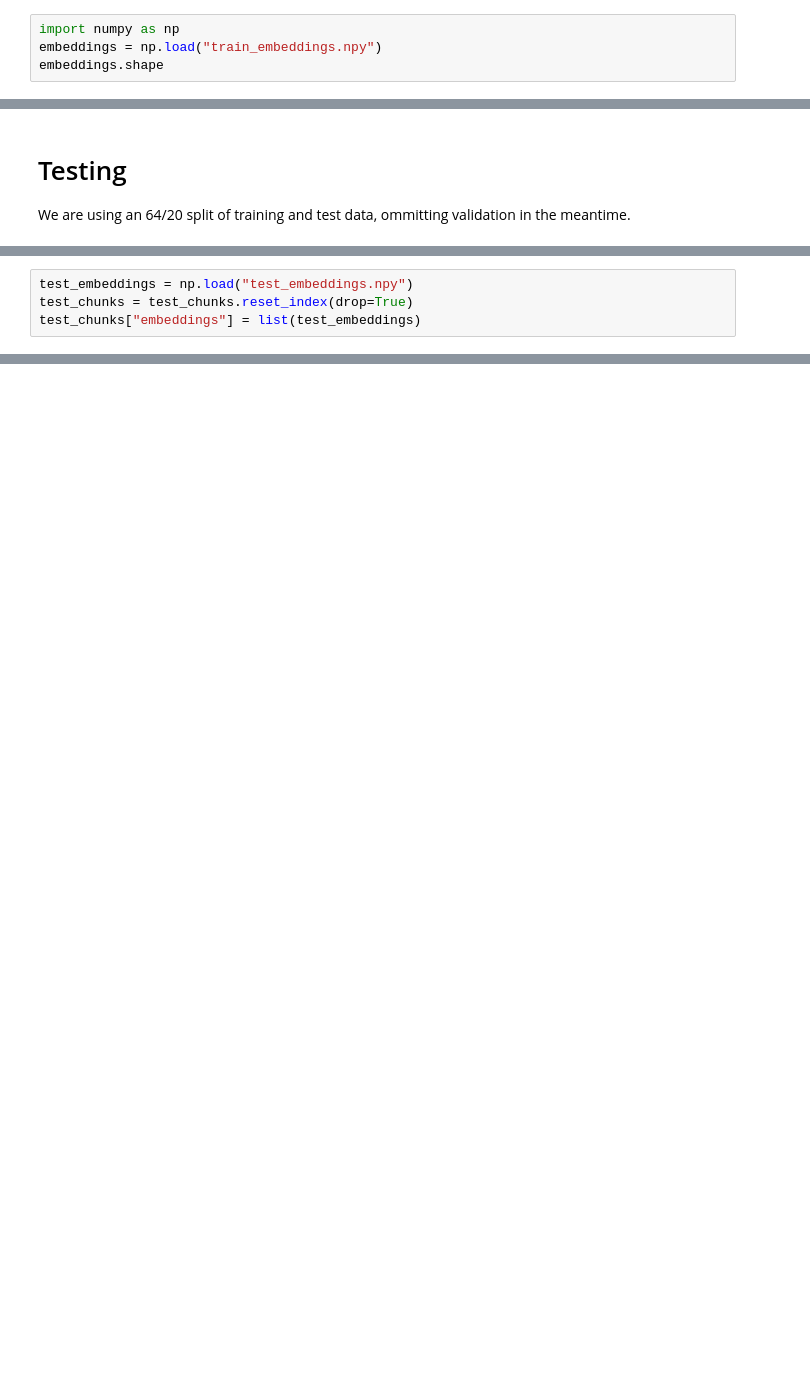
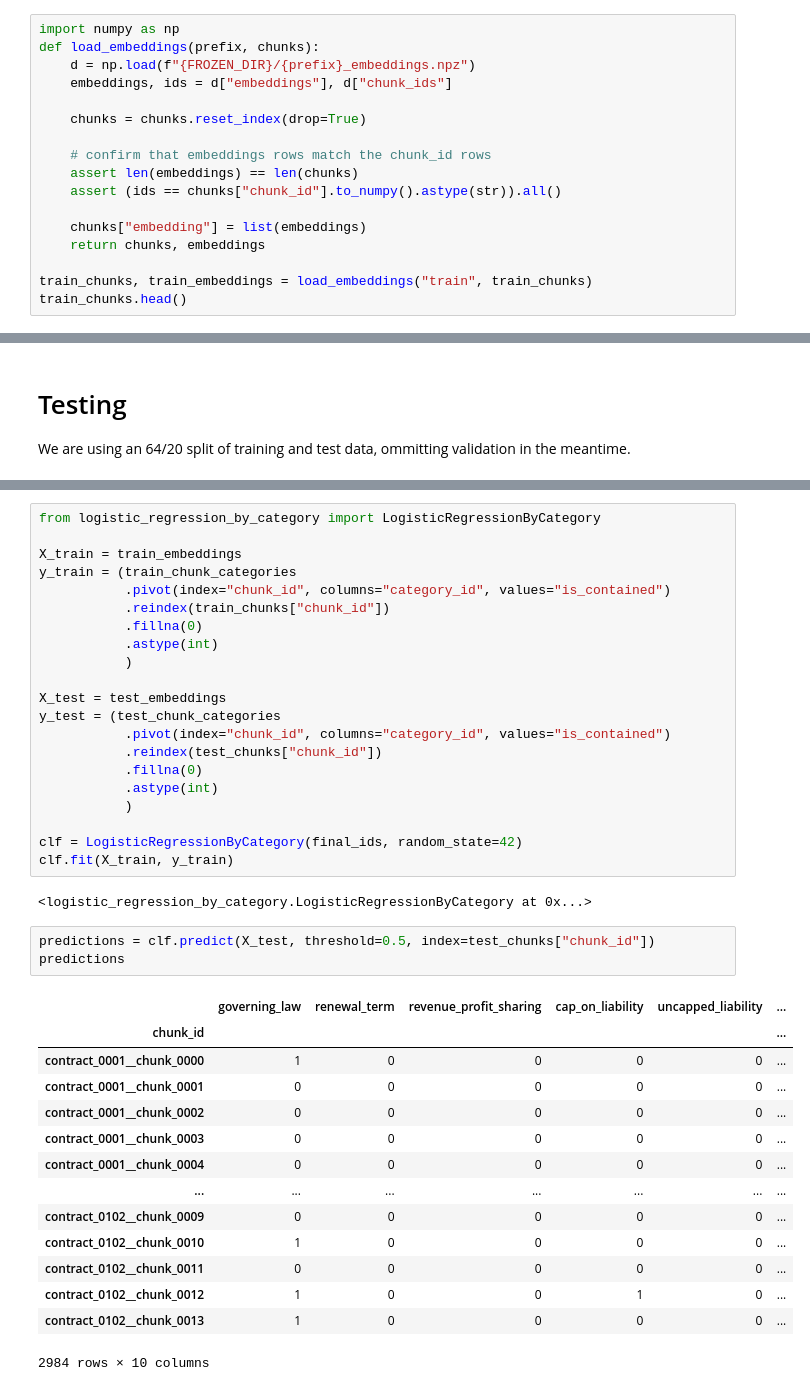
Before and after one commit to Break-Through-Tech/Accenture-1O-contract-review-challenge, a Jupyter notebook: notebooks/simple_classification.ipynb, the cells around one changed output, grey strips where cells are left out. Cells and saved outputs as stored; diff of their text form; blank space fills up the shorter version.

Commit message:
finished pipeline for logistic classification

```diff
--- a/notebooks/simple_classification.ipynb
+++ b/notebooks/simple_classification.ipynb
@@ -280,6 +290,19 @@ chunks.head()
 Import vector embeddings from Google Colab notebook
 # %%
 import numpy as np
-embeddings = np.load("train_embeddings.npy")
-embeddings.shape
+def load_embeddings(prefix, chunks):
+    d = np.load(f"{FROZEN_DIR}/{prefix}_embeddings.npz")
+    embeddings, ids = d["embeddings"], d["chunk_ids"]
+
+    chunks = chunks.reset_index(drop=True)
+
+    # confirm that embeddings rows match the chunk_id rows
+    assert len(embeddings) == len(chunks)
+    assert (ids == chunks["chunk_id"].to_numpy().astype(str)).all()
+
+    chunks["embedding"] = list(embeddings)
+    return chunks, embeddings
+
+train_chunks, train_embeddings = load_embeddings("train", train_chunks)
+train_chunks.head()
 # %% [output]
@@ -362,4 +348,0 @@ test_chunks[["chunk_id", "text"]].to_parquet("test_chunks.parquet")
-# %%
-test_embeddings = np.load("test_embeddings.npy")
-test_chunks = test_chunks.reset_index(drop=True)
-test_chunks["embeddings"] = list(test_embeddings)
@@ -365,0 +406,41 @@ test_chunks["embeddings"] = list(test_embeddings)
+# %%
+from logistic_regression_by_category import LogisticRegressionByCategory
+
+X_train = train_embeddings
+y_train = (train_chunk_categories
+           .pivot(index="chunk_id", columns="category_id", values="is_contained")
+           .reindex(train_chunks["chunk_id"])
+           .fillna(0)
+           .astype(int)
+           )
+
+X_test = test_embeddings
+y_test = (test_chunk_categories
+           .pivot(index="chunk_id", columns="category_id", values="is_contained")
+           .reindex(test_chunks["chunk_id"])
+           .fillna(0)
+           .astype(int)
+           )
+
+clf = LogisticRegressionByCategory(final_ids, random_state=42)
+clf.fit(X_train, y_train)
+# %% [output]
+<logistic_regression_by_category.LogisticRegressionByCategory at 0x...>
+# %%
+predictions = clf.predict(X_test, threshold=0.5, index=test_chunks["chunk_id"])
+predictions
+# %% [output]
+|  | governing_law | renewal_term | revenue_profit_sharing | cap_on_liability | uncapped_liability | ... |
+| chunk_id |  |  |  |  |  | ... |
+| contract_0001__chunk_0000 | 1 | 0 | 0 | 0 | 0 | ... |
+| contract_0001__chunk_0001 | 0 | 0 | 0 | 0 | 0 | ... |
+| contract_0001__chunk_0002 | 0 | 0 | 0 | 0 | 0 | ... |
+| contract_0001__chunk_0003 | 0 | 0 | 0 | 0 | 0 | ... |
+| contract_0001__chunk_0004 | 0 | 0 | 0 | 0 | 0 | ... |
+| ... | ... | ... | ... | ... | ... | ... |
+| contract_0102__chunk_0009 | 0 | 0 | 0 | 0 | 0 | ... |
+| contract_0102__chunk_0010 | 1 | 0 | 0 | 0 | 0 | ... |
+| contract_0102__chunk_0011 | 0 | 0 | 0 | 0 | 0 | ... |
+| contract_0102__chunk_0012 | 1 | 0 | 0 | 1 | 0 | ... |
+| contract_0102__chunk_0013 | 1 | 0 | 0 | 0 | 0 | ... |
+2984 rows × 10 columns
```
Also changed, not shown: parts of 27 cells of this notebook, 6 other files.
